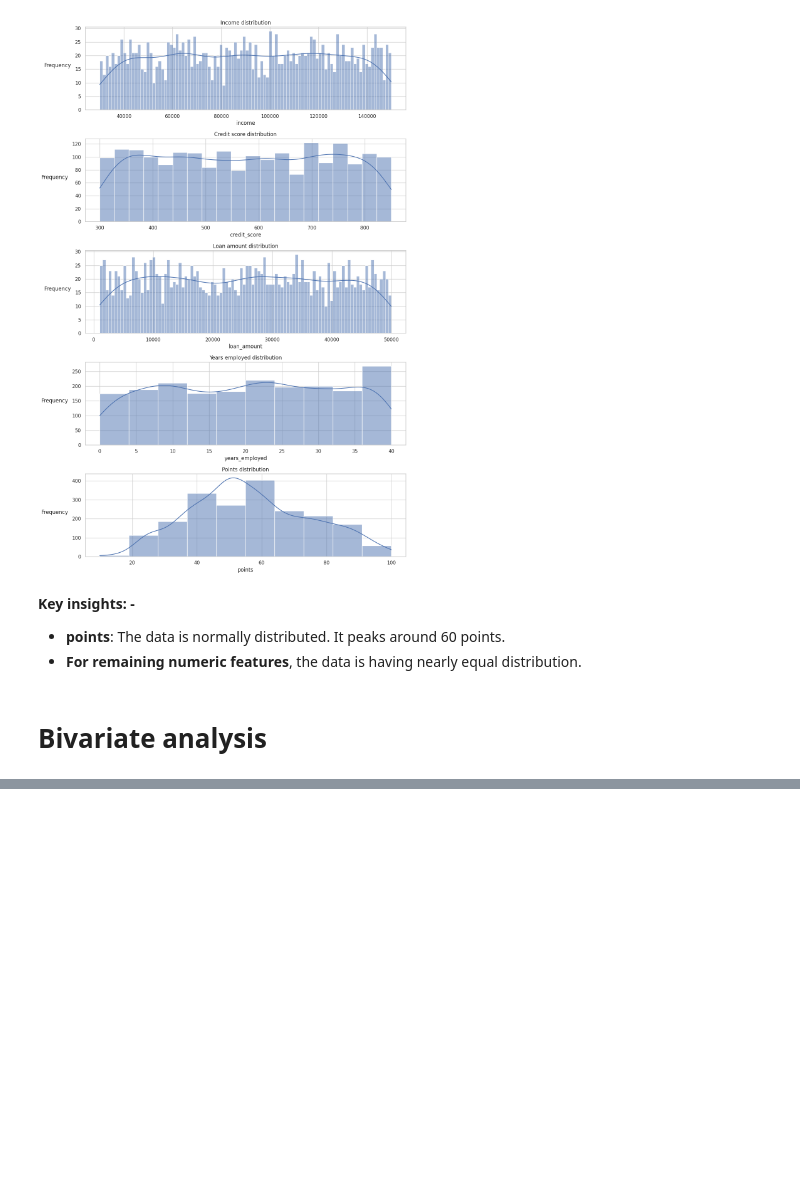
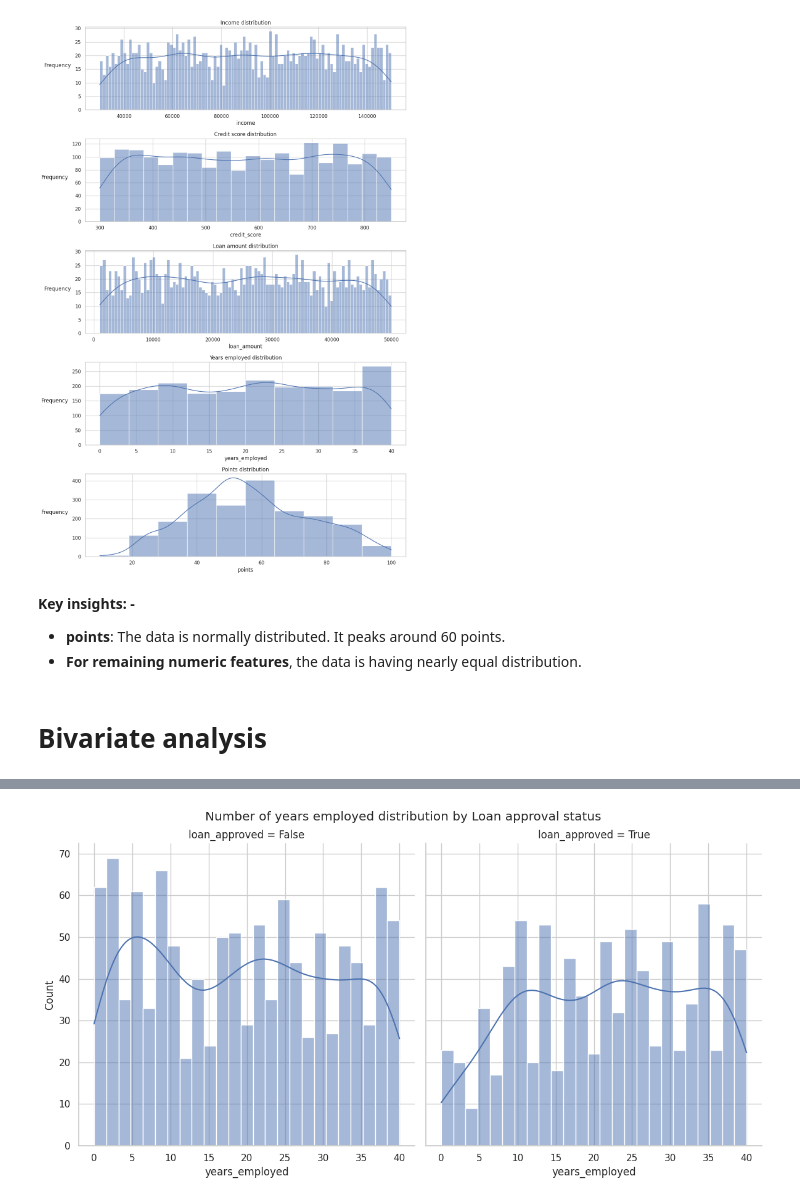
Before and after one commit to taruchit/OpenSourceProjects, a Jupyter notebook: data-storytelling-analyzing-loan-approval.ipynb, the cells around one changed output, grey strips where cells are left out. Cells and saved outputs as stored; diff of their text form; code cells hidden in the pictures; blank space fills up the shorter version.

```diff
--- a/data-storytelling-analyzing-loan-approval.ipynb
+++ b/data-storytelling-analyzing-loan-approval.ipynb
@@ -180,0 +209,8 @@ plt.show()
+# %%
+#years_employed vs loan_approved
+g=sns.FacetGrid(df, col='loan_approved', height=6)
+g.map(sns.histplot, 'years_employed', bins=25, kde=True)
+plt.suptitle("Number of years employed distribution by Loan approval status", y=1.02)
+plt.show()
+# %% [output]
+[figure, added]
```
Also changed, not shown: parts of 6 cells of this notebook.
